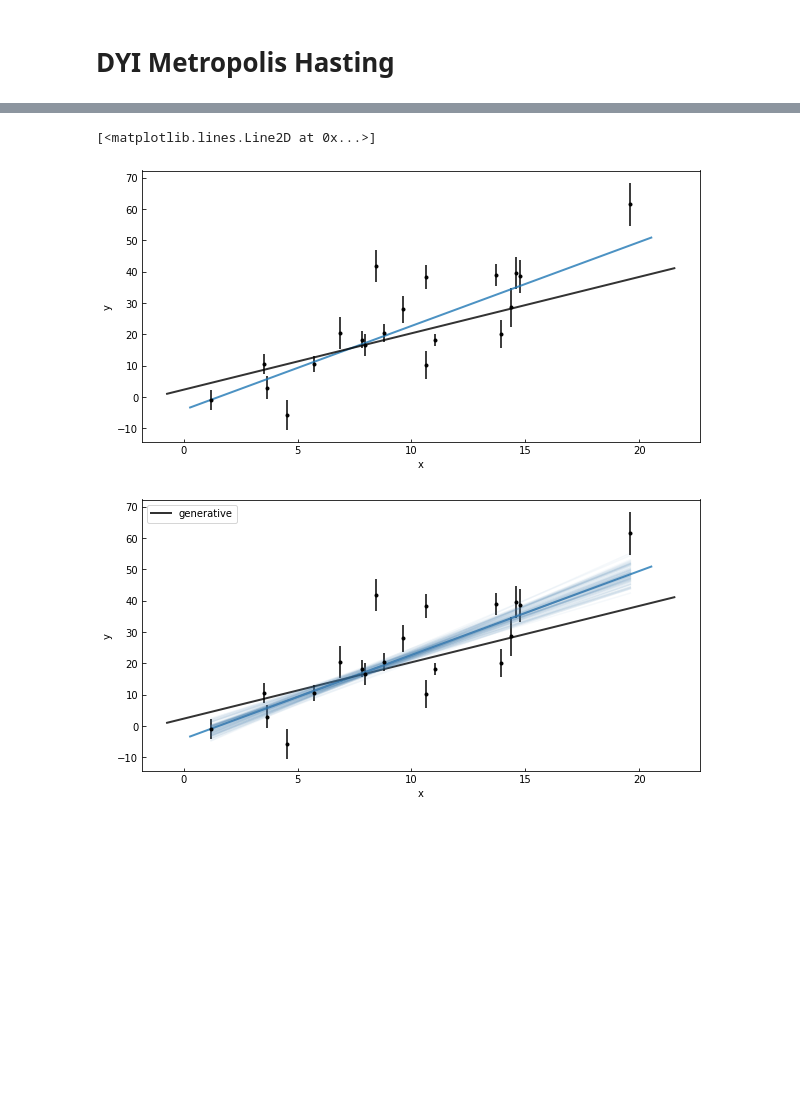
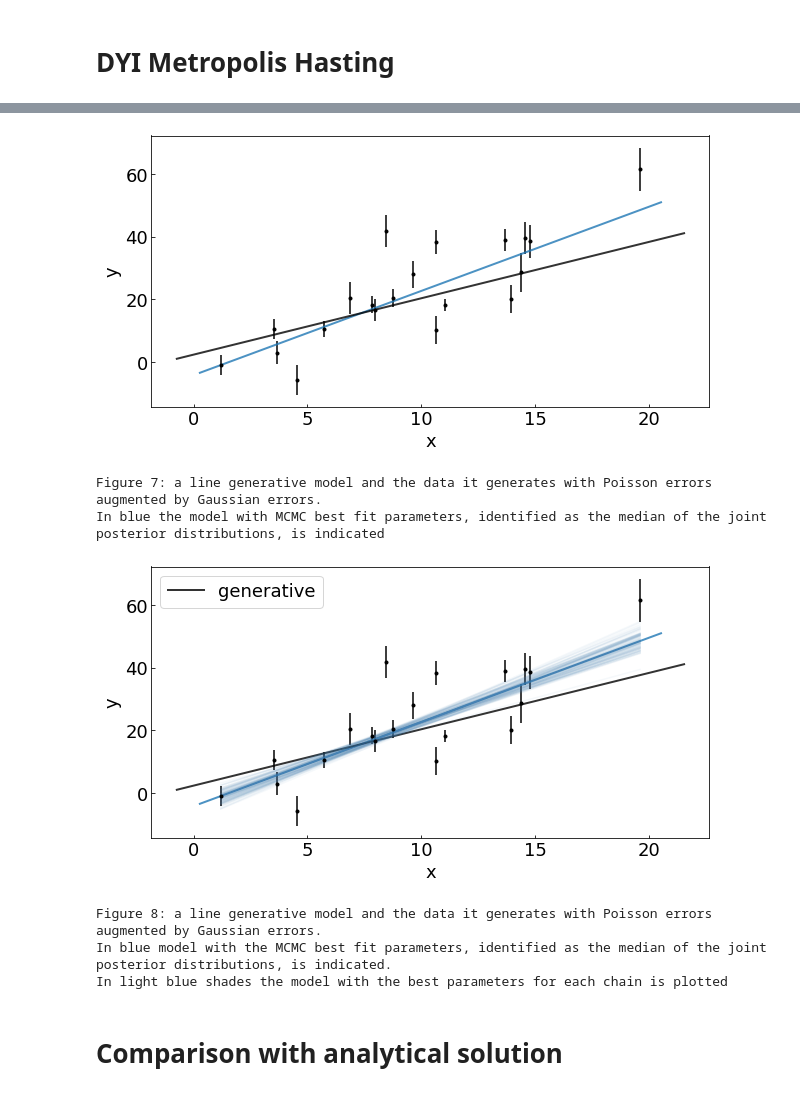
Before and after one commit to fedhere/MClectureCUSP17, a Jupyter notebook: DYI_MCMC.ipynb, the cells around one changed output, grey strips where cells are left out. Saved outputs shown, nothing was run; the diff lists cells and outputs as text; code cells hidden in the pictures; blank space fills up the shorter version.

```diff
--- a/DYI_MCMC.ipynb
+++ b/DYI_MCMC.ipynb
@@ -11,5 +14,6 @@ from scipy.stats import norm as spnorm
 %pylab inline
 
 pl.rcParams['figure.figsize']= (10,10)
+pl.rcParams['font.size'] = 18
 # %% [output]
 Populating the interactive namespace from numpy and matplotlib
@@ -99,4 +111,6 @@ p_proposal = np.exp(ln_proposal + prior_proposal)
 # %%
+N = 10000 #number of steps in my chain
+
 # move along the walk N = 100, 1000 steps
 np.random.seed(666)
 
@@ -121,7 +135,7 @@ prior_proposal = lnprior(proposal)
 p_current = np.exp(ln_current + prior_current)
 p_proposal = np.exp(ln_proposal + prior_proposal)
 
-for i in range(10000):
+for i in range(N):
 
     # calculate the proposal and the prior  and likelihood there
     proposal = spnorm(theta_current, proposal_width).rvs()
@@ -146,3 +160,7 @@ for i in range(10000):
 
             theta_current, ln_current, prior_current, p_current = proposal, ln_proposal, prior_proposal, p_proposal
             walk.append(proposal)
+m_mcmc = np.percentile(np.array(walk)[:,0], [50, 16, 84])
+b_mcmc = np.percentile(np.array(walk)[:,1], [50, 16, 84])
+mcmcRes = np.concatenate([m_mcmc, b_mcmc])
+print ("MCMC result:\nslope\t\t{0:+.2f} ({1:.2f}, {2:.2f})\nintercept\t{3:.2f} ({4:.2f}, {5:.2f})".format(*mcmcRes))
@@ -182,10 +218,10 @@ def lnprob(theta, x, y, yerr):
         return -np.inf
     return lp + lnlike(theta, x, y, yerr)
 # %%
-ndim, nwalkers = 2, 100
+ndim, nwalkers, nsteps = 2, 100, 500
 pos = [np.array([m_true, b_true]) + 1e-4*np.random.randn(ndim) for i in range(nwalkers)]
 sampler = emcee.EnsembleSampler(nwalkers, ndim, lnprob, args=(x, y, yerr))
-sampler.run_mcmc(pos, 500);
+sampler.run_mcmc(pos, nsteps);
 # %%
 samples = sampler.chain[:, 150:, :].reshape((-1, ndim))
 fig = corner.corner(samples, labels=["$m$","$intercept$"],
@@ -206,24 +248,41 @@ ax = pl.figure(figsize=(10,5)).add_subplot(111)
 ax.set_ylabel('y')
 ax.set_xlabel('x')
 ax.errorbar(x, y, yerr=yerr, fmt='k.')
-ax.plot(pl.xlim(), line(m_mcmc[0], b_mcmc[0],  np.array(pl.xlim())), '-', alpha=0.8, lw=2)
-ax.plot(pl.xlim(), line(m_true, b_true,  np.array(pl.xlim())), 'k-', alpha=0.8, lw=2)
+ax.plot(pl.xlim(), line(m_mcmc[0], b_mcmc[0],  np.array(pl.xlim())),
+        '-', alpha=0.8, lw=2, label="generative model")
+ax.plot(pl.xlim(), line(m_true, b_true,  np.array(pl.xlim())),
+        'k-', alpha=0.8, lw=2, label="MCMC result")
+pl.show()
+print ("Figure 7: a line generative model and the data it generates with Poisson errors augmented by Gaussian errors.\n" +
+       "In blue the model with MCMC best fit parameters, " +
+       "identified as the median of the joint posterior distributions, is indicated")
 # %% [output]
+[figure, new version]
-[<matplotlib.lines.Line2D at 0x...>]
+Figure 7: a line generative model and the data it generates with Poisson errors augmented by Gaussian errors.
+In blue the model with MCMC best fit parameters, identified as the median of the joint posterior distributions, is indicated
-[figure, old version]
 # %%
 ax = pl.figure(figsize=(10,5)).add_subplot(111)
 ax.set_ylabel('y')
 ax.set_xlabel('x')
 ax.errorbar(x, y, yerr=yerr, fmt='k.')
 ax.plot(pl.xlim(), line(m_mcmc[0], b_mcmc[0],  np.array(pl.xlim())), '-', alpha=0.8, lw=2)
 ax.plot(pl.xlim(), line(m_true, b_true,  np.array(pl.xlim())), 'k-',
         alpha=0.8, lw=2, label="generative")
 for m, b in samples[np.random.randint(len(samples), size=100)]:
     ax.plot(x, m*x+b, color="SteelBlue", alpha=0.05)
-ax.legend(loc=2);
+ax.legend(loc=2)
+pl.show()
+print ("Figure 8: a line generative model and the data it generates with Poisson errors augmented by Gaussian errors.\n" +
+       "In blue model with the MCMC best fit parameters, "  +
+       "identified as the median of the joint posterior distributions, is indicated.\n" +
+       "In light blue shades the model with the best parameters for each chain is plotted")
 # %% [output]
-[figure, old version]
+[figure, new version]
+Figure 8: a line generative model and the data it generates with Poisson errors augmented by Gaussian errors.
+In blue model with the MCMC best fit parameters, identified as the median of the joint posterior distributions, is indicated.
+In light blue shades the model with the best parameters for each chain is plotted
+# %% [markdown]
+# Comparison with analytical solution
 # %%
 # linear algebra solution
 A = np.vstack((np.ones_like(x), x)).T
```
Also changed, not shown: parts of 26 cells of this notebook.
